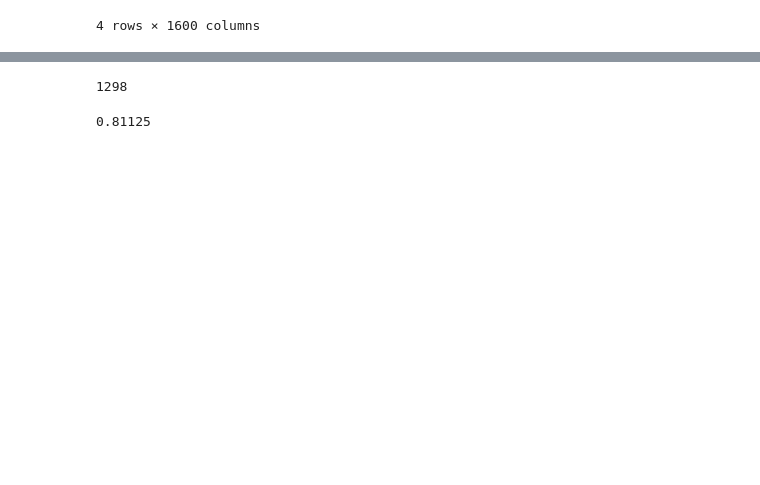
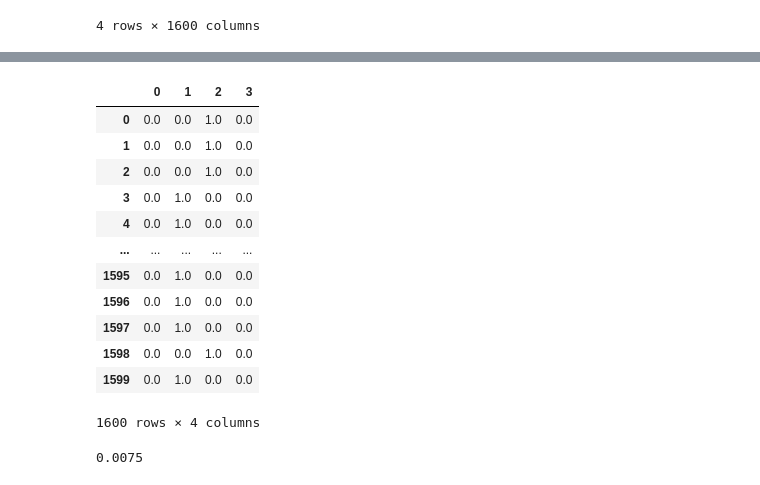
Before and after one commit to raweber42/dslr, a Jupyter notebook: logreg_train.ipynb, the cells around one changed output, grey strips where cells are left out. Saved outputs shown, nothing was run; the diff lists cells and outputs as text; code cells hidden in the pictures; blank space fills up the shorter version.

```diff
--- a/logreg_train.ipynb
+++ b/logreg_train.ipynb
@@ -243,0 +244,18 @@ output.iloc[2, 50]
+# %%
+eval_output = output
+for col in range(0,1600):
+    max_prob_index = 0
+    i = 0
+    for row in range(0,4):
+        print(output[col][row], " vs ", output[col][max_prob_index])
+        if output[col][row] > output[col][max_prob_index]:
+            max_prob_index = row
+    for row in range(0,4):
+        if row == max_prob_index:
+            eval_output[col][row] = 1
+        else:
+            eval_output[col][row] = 0
+
+
+eval_output=pd.DataFrame(eval_output)
+eval_output
@@ -244,10 +302,24 @@ output.iloc[2, 50]
+# %%
+eval_output.T
+# %% [output]
+|  | 0 | 1 | 2 | 3 |
+| 0 | 0.0 | 0.0 | 1.0 | 0.0 |
+| 1 | 0.0 | 0.0 | 1.0 | 0.0 |
+| 2 | 0.0 | 0.0 | 1.0 | 0.0 |
+| 3 | 0.0 | 1.0 | 0.0 | 0.0 |
+| 4 | 0.0 | 1.0 | 0.0 | 0.0 |
+| ... | ... | ... | ... | ... |
+| 1595 | 0.0 | 1.0 | 0.0 | 0.0 |
+| 1596 | 0.0 | 1.0 | 0.0 | 0.0 |
+| 1597 | 0.0 | 1.0 | 0.0 | 0.0 |
+| 1598 | 0.0 | 0.0 | 1.0 | 0.0 |
+| 1599 | 0.0 | 1.0 | 0.0 | 0.0 |
+1600 rows × 4 columns
 # %%
-accuracy = 0
-for col in range(0, 4):
-    for row in range(len(y1)):
-        if y1.iloc[row, col] == 1 and output.iloc[col, row] >= 0.5:
-            accuracy += 1
-accuracy
+#accuracy = 0
+#for col in range(0, 4):
+#    for row in range(len(y1)):
+#        if y1.iloc[row, col] == 1 and output.iloc[col, row] >= 0.5:
+#            accuracy += 1
+#accuracy
-# %% [output]
-1298
 # %%
@@ -255,4 +327,12 @@ accuracy= accuracy/len(X)
 # %%
-accuracy
+#accuracy
-# %% [output]
-0.81125
+# %%
+from sklearn.metrics import accuracy_score
+y_pred = eval_output.T
+y_true = y1
+score = accuracy_score(y_true, y_pred)
+
+score2 = accuracy_score(y_true, y_pred, normalize=False)
+score
+# %% [output]
+0.0075
```
Also changed, not shown: parts of 6 cells of this notebook.
